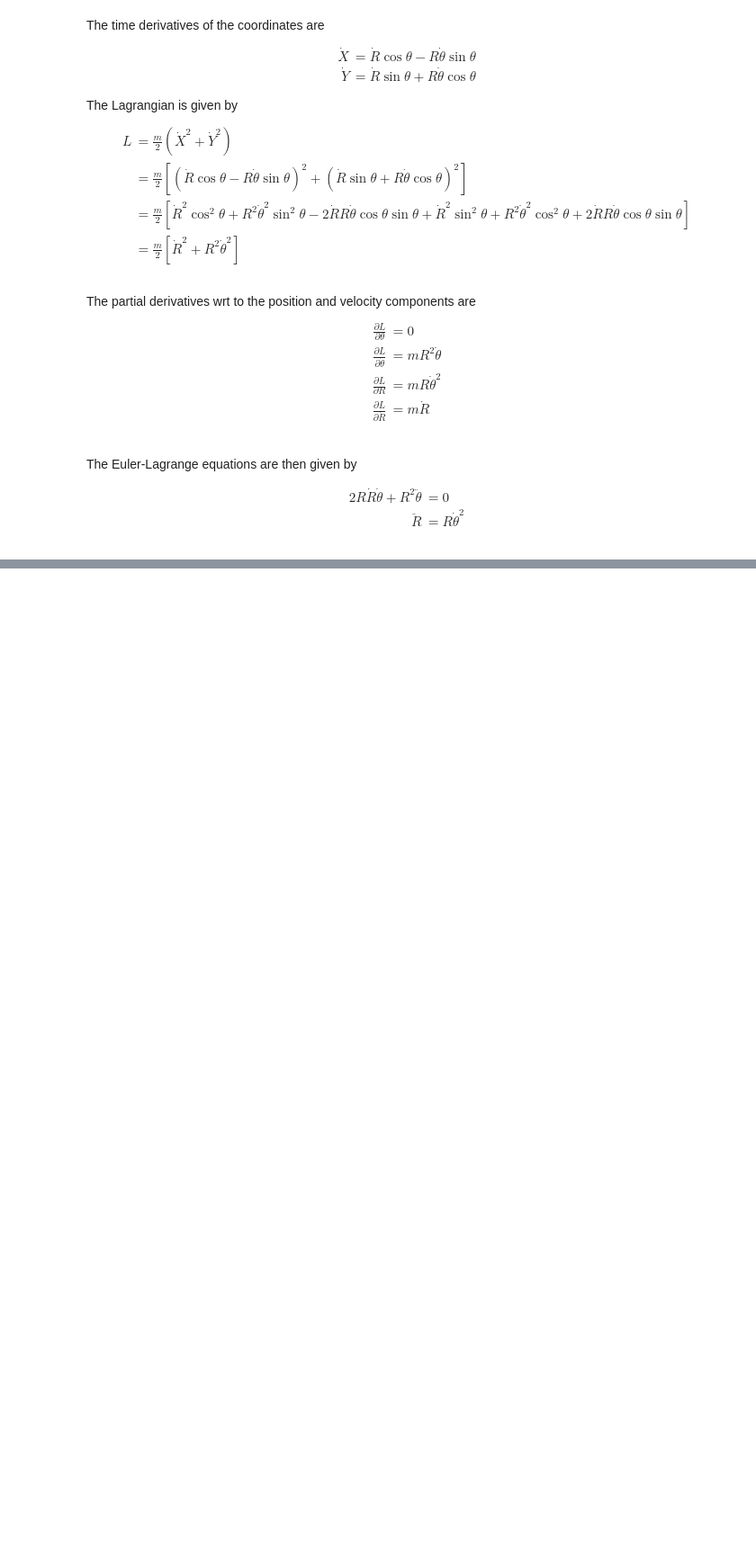
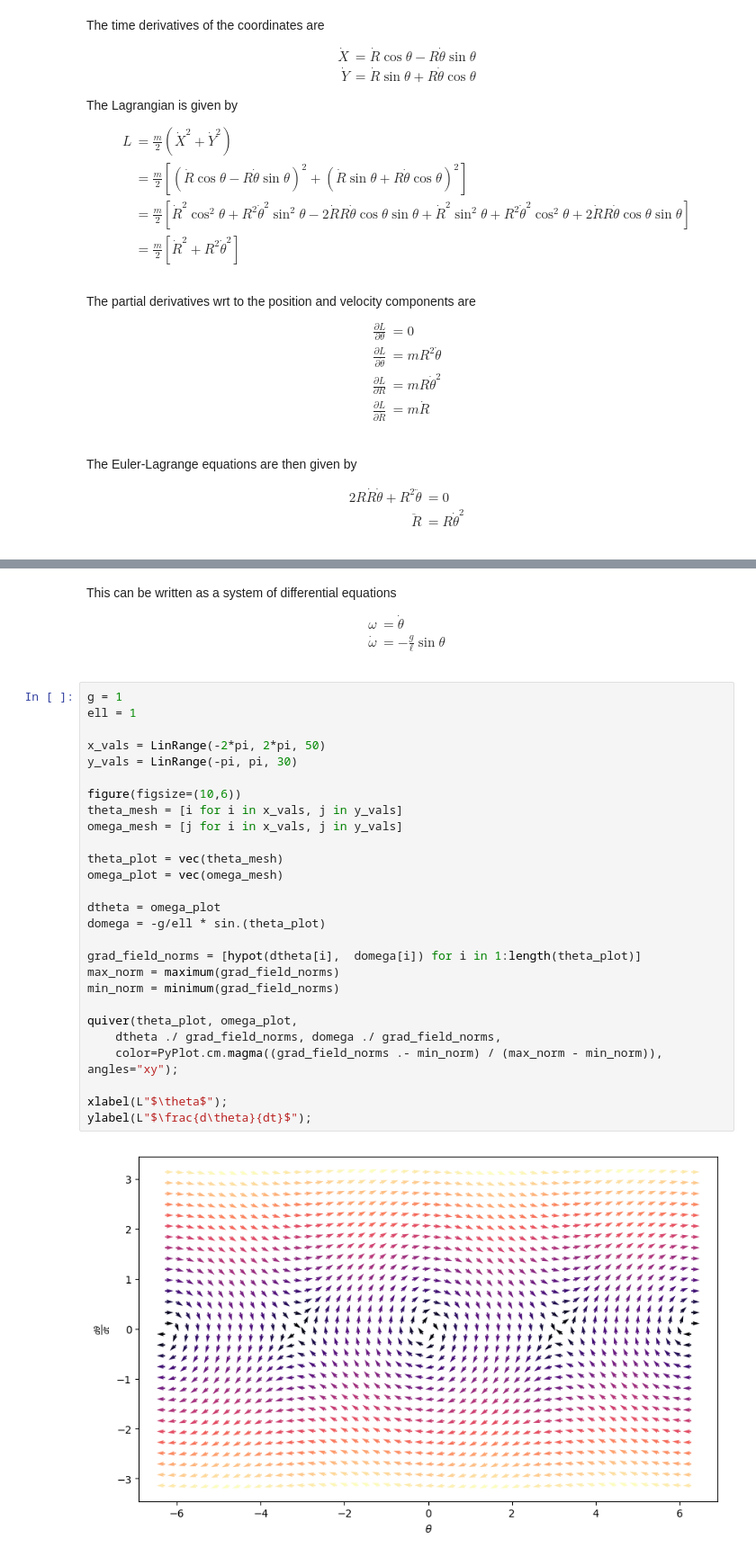
Before and after one commit to chaaland/classical-mechanics-ttm, a Jupyter notebook: Chapter6/Chapter6.ipynb, the cells around one changed output, grey strips where cells are left out. Shown: that part at 90% size. Saved outputs shown, nothing was run; the diff lists cells and outputs as text; blank space fills up the shorter version.

```diff
--- a/Chapter6/Chapter6.ipynb
+++ b/Chapter6/Chapter6.ipynb
@@ -192,0 +225,37 @@ $$
+# %% [markdown]
+This can be written as a system of differential equations
+$$
+\begin{align*}
+\omega &= \dot{\theta}\\
+\dot{\omega} &= -\frac{g}{\ell}\sin \theta\\
+\end{align*}
+$$
+# %%
+g = 1
+ell = 1
+
+x_vals = LinRange(-2*pi, 2*pi, 50)
+y_vals = LinRange(-pi, pi, 30)
+
+figure(figsize=(10,6))
+theta_mesh = [i for i in x_vals, j in y_vals]
+omega_mesh = [j for i in x_vals, j in y_vals]
+
+theta_plot = vec(theta_mesh)
+omega_plot = vec(omega_mesh)
+
+dtheta = omega_plot
+domega = -g/ell * sin.(theta_plot)
+
+grad_field_norms = [hypot(dtheta[i],  domega[i]) for i in 1:length(theta_plot)]
+max_norm = maximum(grad_field_norms)
+min_norm = minimum(grad_field_norms)
+
+quiver(theta_plot, omega_plot,
+    dtheta ./ grad_field_norms, domega ./ grad_field_norms,
+    color=PyPlot.cm.magma((grad_field_norms .- min_norm) / (max_norm - min_norm)), angles="xy");
+
+xlabel(L"$\theta$");
+ylabel(L"$\frac{d\theta}{dt}$");
+# %% [output]
+[figure, added]
```
Also changed, not shown: parts of 12 cells of this notebook.
